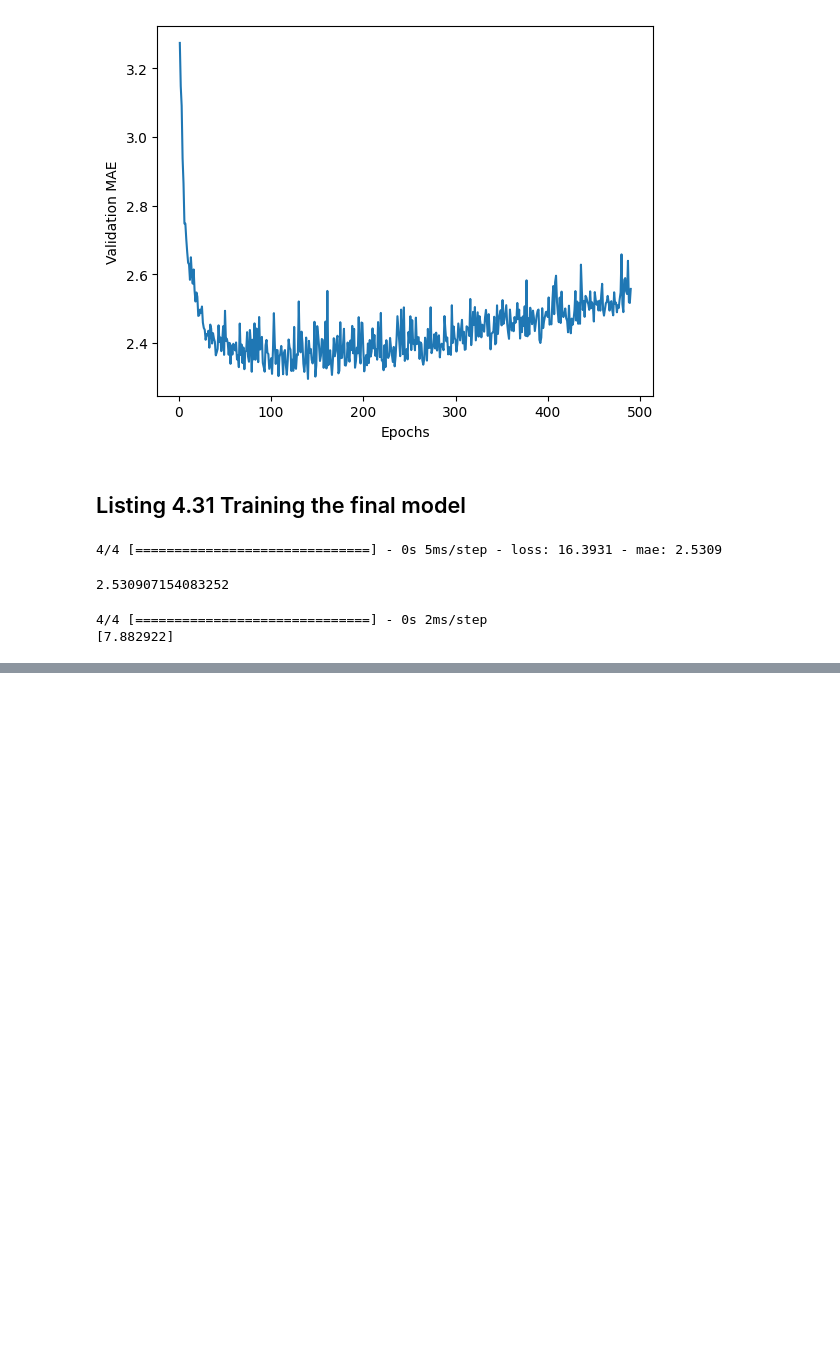
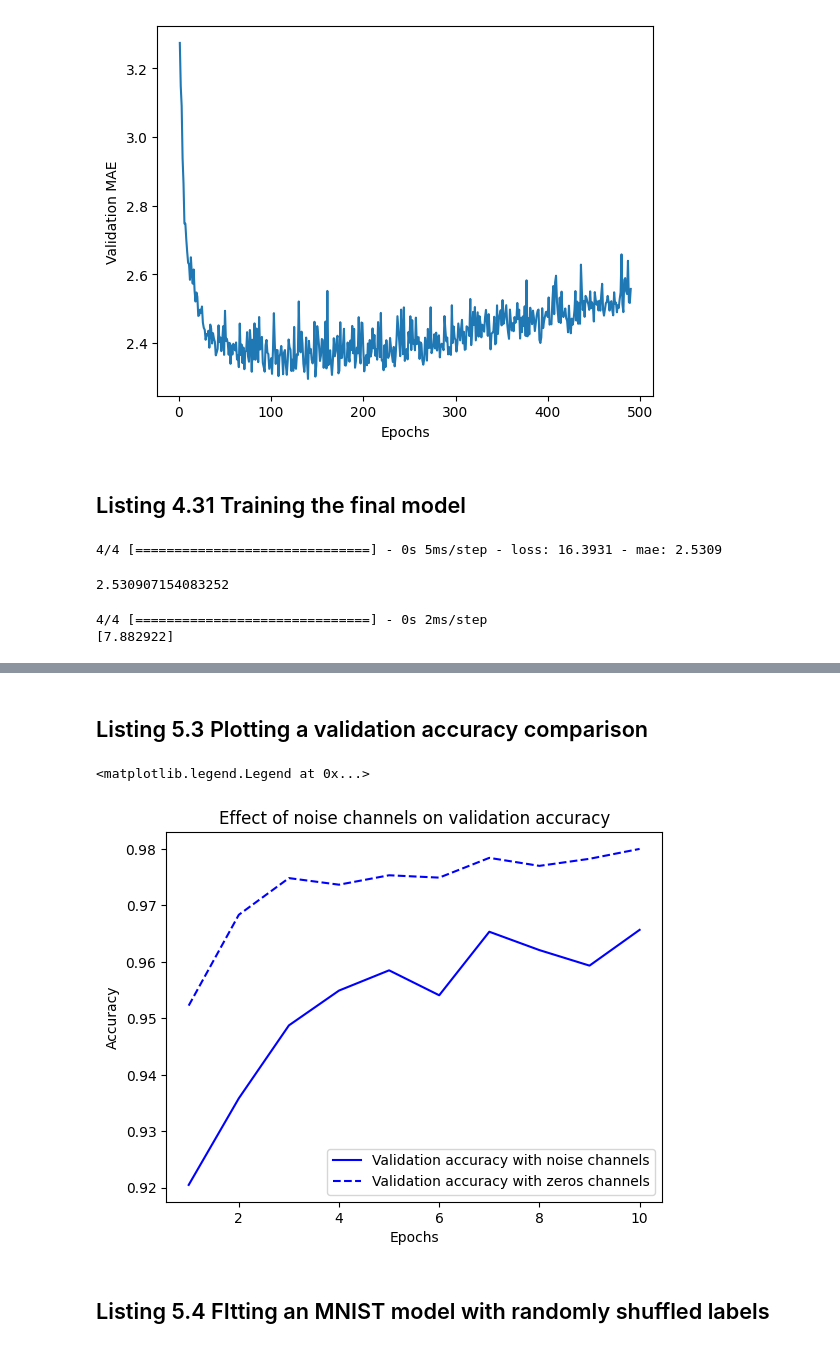
Before and after one commit to wrhansen/deep-learning-with-python-book, a Jupyter notebook: DeepLearningWithPython.ipynb, the cells around one changed output, grey strips where cells are left out. Cells and saved outputs as stored; diff of their text form; code cells hidden in the pictures; blank space fills up the shorter version.

```diff
--- a/DeepLearningWithPython.ipynb
+++ b/DeepLearningWithPython.ipynb
@@ -930,0 +950,29 @@ print(predictions[0])
+# %%
+from tensorflow import keras
+from tensorflow.keras import layers
+
+def get_model():
+  model = keras.Sequential([
+      layers.Dense(512, activation="relu"),
+      layers.Dense(10, activation="softmax"),
+  ])
+  model.compile(optimizer="rmsprop",
+                loss="sparse_categorical_crossentropy",
+                metrics=["accuracy"])
+  return model
+
+model = get_model()
+history_noise = model.fit(
+    train_images_with_noise_channels, train_labels,
+    epochs=10,
+    batch_size=128,
+    validation_split=0.2
+)
+
+model = get_model()
+history_zeros = model.fit(
+    train_images_with_zeros_channels, train_labels,
+    epochs=10,
+    batch_size=128,
+    validation_split=0.2
+)
@@ -930,0 +997,21 @@ print(predictions[0])
+# %% [markdown]
+## Listing 5.3 Plotting a validation accuracy comparison
+# %%
+import matplotlib.pyplot as plt
+
+val_acc_noise = history_noise.history["val_accuracy"]
+val_acc_zeros = history_zeros.history["val_accuracy"]
+epochs = range(1, 11)
+plt.plot(epochs, val_acc_noise, "b-",
+         label="Validation accuracy with noise channels")
+plt.plot(epochs, val_acc_zeros, "b--",
+         label="Validation accuracy with zeros channels")
+plt.title("Effect of noise channels on validation accuracy")
+plt.xlabel("Epochs")
+plt.ylabel("Accuracy")
+plt.legend()
+# %% [output]
+<matplotlib.legend.Legend at 0x...>
+[figure, added]
+# %% [markdown]
+## Listing 5.4 FItting an MNIST model with randomly shuffled labels
```
Also changed, not shown: parts of 27 cells of this notebook.
